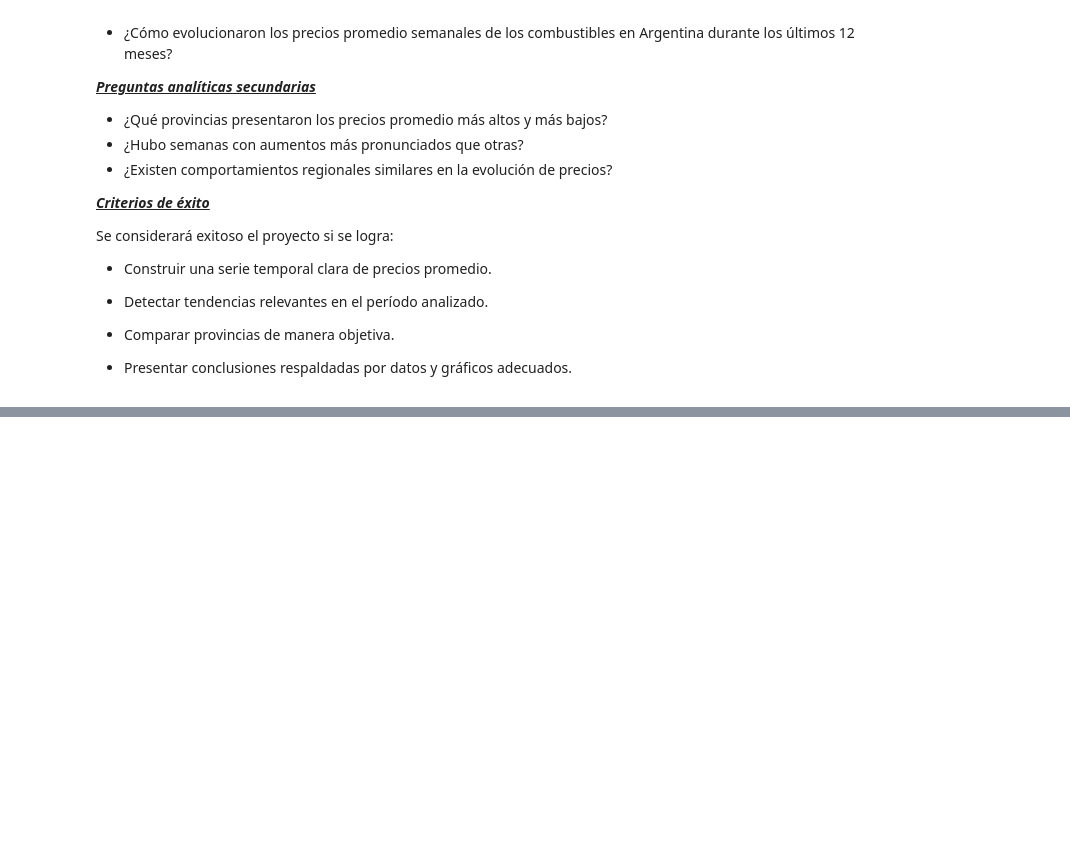
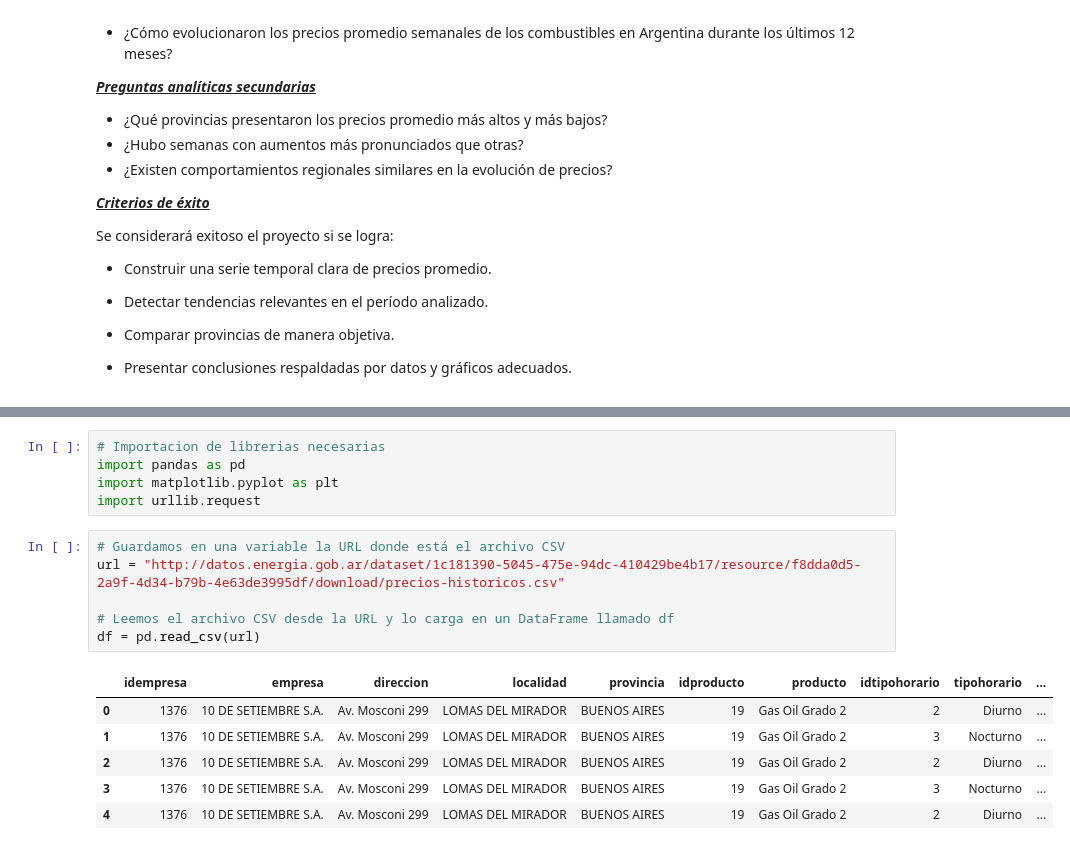
Before and after one commit to matiasdemori/Trabajo-Integrador-Ciencia-de-Datos, a Jupyter notebook: TP_Integrados_Ciencia_de_Datos.ipynb, the cells around one changed output, grey strips where cells are left out. Saved outputs shown, nothing was run; the diff lists cells and outputs as text; blank space fills up the shorter version.

```diff
--- a/TP_Integrados_Ciencia_de_Datos.ipynb
+++ b/TP_Integrados_Ciencia_de_Datos.ipynb
@@ -220,0 +270,18 @@ Se considerará exitoso el proyecto si se logra:
+# %%
+# Importacion de librerias necesarias
+import pandas as pd
+import matplotlib.pyplot as plt
+import urllib.request
+# %%
+# Guardamos en una variable la URL donde está el archivo CSV
+url = "http://datos.energia.gob.ar/dataset/1c181390-5045-475e-94dc-410429be4b17/resource/f8dda0d5-2a9f-4d34-b79b-4e63de3995df/download/precios-historicos.csv"
+
+# Leemos el archivo CSV desde la URL y lo carga en un DataFrame llamado df
+df = pd.read_csv(url)
+# %% [output]
+|  | idempresa | empresa | direccion | localidad | provincia | idproducto | producto | idtipohorario | tipohorario | ... |
+| 0 | 1376 | 10 DE SETIEMBRE S.A. | Av. Mosconi 299 | LOMAS DEL MIRADOR | BUENOS AIRES | 19 | Gas Oil Grado 2 | 2 | Diurno | ... |
+| 1 | 1376 | 10 DE SETIEMBRE S.A. | Av. Mosconi 299 | LOMAS DEL MIRADOR | BUENOS AIRES | 19 | Gas Oil Grado 2 | 3 | Nocturno | ... |
+| 2 | 1376 | 10 DE SETIEMBRE S.A. | Av. Mosconi 299 | LOMAS DEL MIRADOR | BUENOS AIRES | 19 | Gas Oil Grado 2 | 2 | Diurno | ... |
+| 3 | 1376 | 10 DE SETIEMBRE S.A. | Av. Mosconi 299 | LOMAS DEL MIRADOR | BUENOS AIRES | 19 | Gas Oil Grado 2 | 3 | Nocturno | ... |
+| 4 | 1376 | 10 DE SETIEMBRE S.A. | Av. Mosconi 299 | LOMAS DEL MIRADOR | BUENOS AIRES | 19 | Gas Oil Grado 2 | 2 | Diurno | ... |
```
Also changed, not shown: parts of 8 cells of this notebook.
